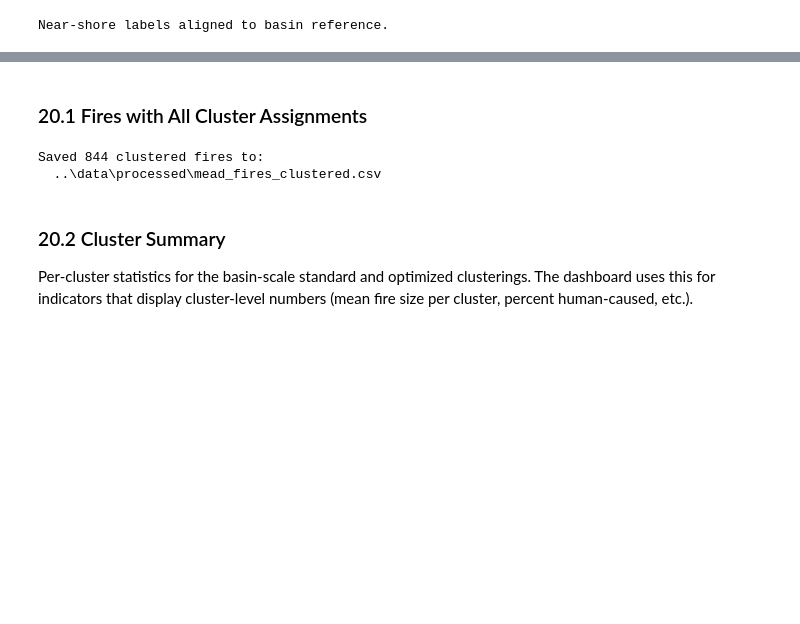
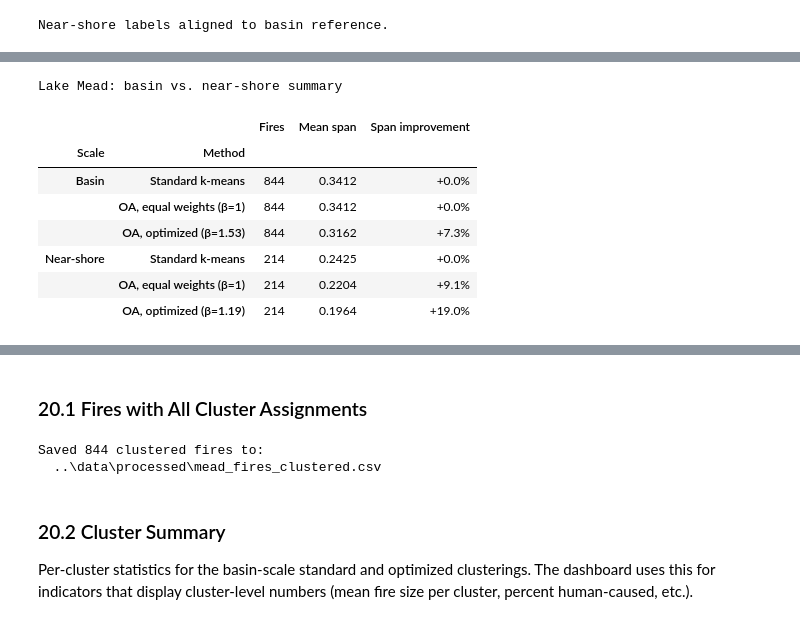
Before and after one commit to Michele-75/obstacle-aware-clustering, a Jupyter notebook: notebooks/03_mead_wildfires_clustered.ipynb, the cells around one changed output, grey strips where cells are left out. Drawn from its saved outputs; the diff is of its cells as text; code cells hidden in the pictures; blank space fills up the shorter version.

```diff
--- a/notebooks/03_mead_wildfires_clustered.ipynb
+++ b/notebooks/03_mead_wildfires_clustered.ipynb
@@ -1297,0 +1230,49 @@ processed_dir.mkdir(parents=True, exist_ok=True)
+# %%
+# Combined basin + near-shore summary. Pulls means already computed.
+std_mean_basin = np.mean(spans_basin_std)
+std_mean_near = np.mean(spans_near_std)
+
+summary_rows = [
+    # scale,        method,                                  n_fires,    spans
+    ('Basin',      'Standard k-means',                       len(fires), spans_basin_std),
+    ('Basin',      'OA, equal weights (β=1)',                len(fires), spans_basin_eq),
+    ('Basin',      f'OA, optimized (β={opt_beta_basin:.2f})', len(fires), spans_basin_opt),
+    ('Near-shore', 'Standard k-means',                       n_near,     spans_near_std),
+    ('Near-shore', 'OA, equal weights (β=1)',                n_near,     spans_near_eq),
+    ('Near-shore', f'OA, optimized (β={opt_beta_near:.2f})',  n_near,     spans_near_opt),
+]
+
+rows = []
+for scale, method, n_fires, spans in summary_rows:
+    mean_span = np.mean(spans)
+    # Improvement is measured against that scale's own standard k-means baseline.
+    std_mean = std_mean_basin if scale == 'Basin' else std_mean_near
+    pct = 100 * (std_mean - mean_span) / std_mean
+    rows.append({
+        'Scale': scale,
+        'Method': method,
+        'Fires': n_fires,
+        'Mean span': mean_span,
+        'Span improvement': pct,
+    })
+
+summary = pd.DataFrame(rows).set_index(['Scale', 'Method'])
+
+fmt = {
+    'Fires': '{:d}',
+    'Mean span': '{:.4f}',
+    'Span improvement': '{:+.1f}%',
+}
+
+print('Lake Mead: basin vs. near-shore summary')
+summary.style.format(fmt)
+# %% [output]
+Lake Mead: basin vs. near-shore summary
+|  |  | Fires | Mean span | Span improvement |
+| Scale | Method |  |  |  |
+| Basin | Standard k-means | 844 | 0.3412 | +0.0% |
+|  | OA, equal weights (β=1) | 844 | 0.3412 | +0.0% |
+|  | OA, optimized (β=1.53) | 844 | 0.3162 | +7.3% |
+| Near-shore | Standard k-means | 214 | 0.2425 | +0.0% |
+|  | OA, equal weights (β=1) | 214 | 0.2204 | +9.1% |
+|  | OA, optimized (β=1.19) | 214 | 0.1964 | +19.0% |
```
Also changed, not shown: parts of 76 cells of this notebook, 9 other files.
